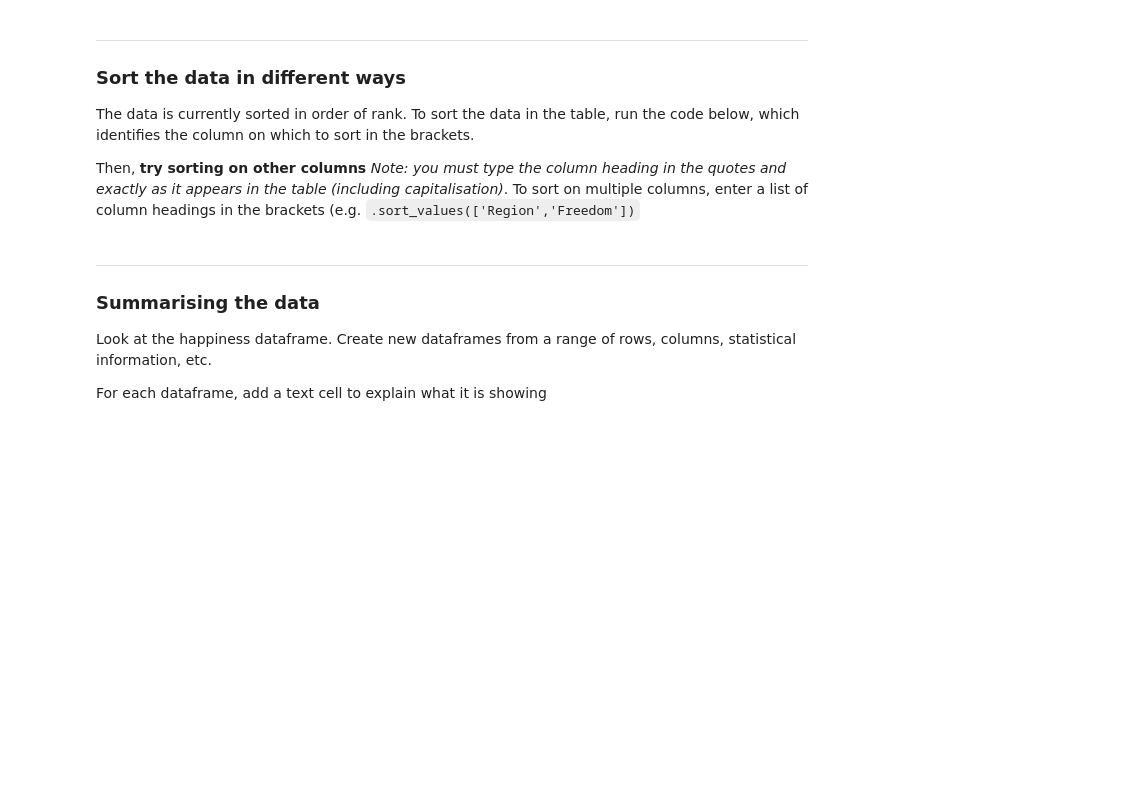
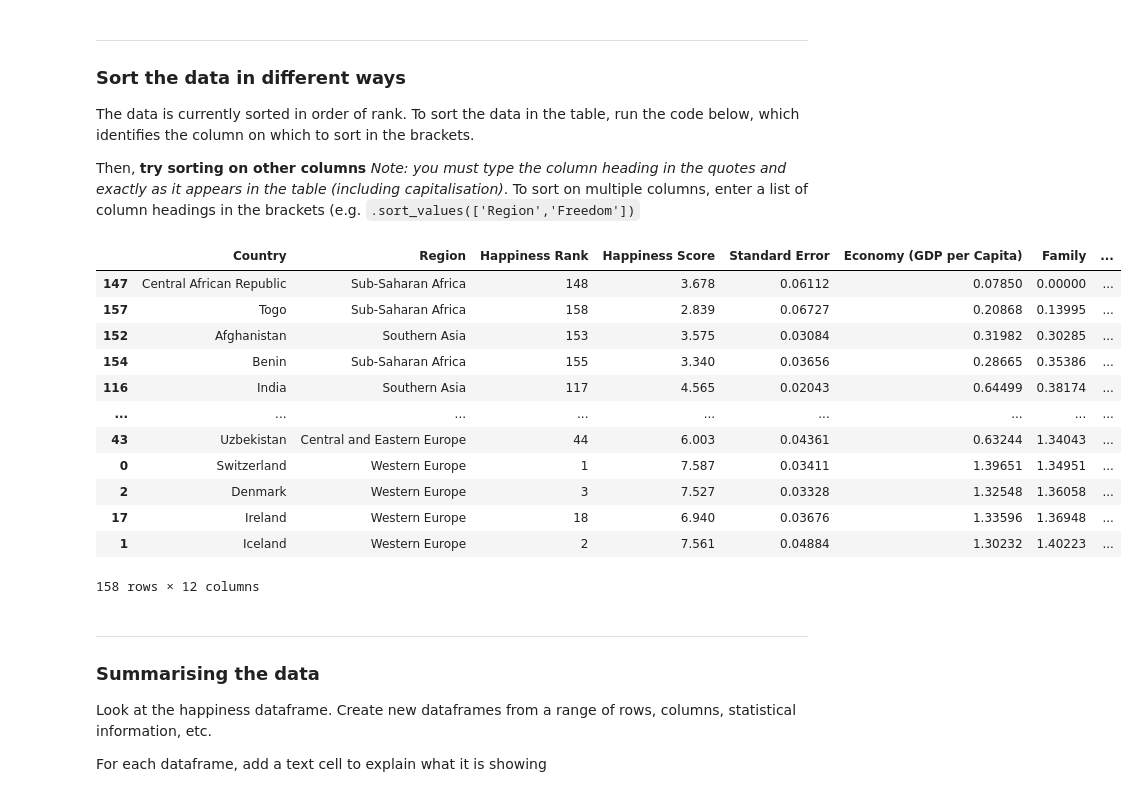
Before and after one commit to fraserrbarclay/Python-Data-Practicals, a Jupyter notebook: projects/How_happy_is_the_world.ipynb, the cells around one changed output. Cells and saved outputs as stored; diff of their text form; code cells hidden in the pictures; blank space fills up the shorter version.

```diff
--- a/projects/How_happy_is_the_world.ipynb
+++ b/projects/How_happy_is_the_world.ipynb
@@ -56,5 +72,19 @@ The data is currently sorted in order of rank.  To sort the data in the table, r
 
 Then, **try sorting on other columns** *Note: you must type the column heading in the quotes and exactly as it appears in the table (including capitalisation)*.  To sort on multiple columns, enter a list of column headings in the brackets (e.g. `.sort_values(['Region','Freedom'])`
 # %%
-sorted_table = happiness.sort_values(['Family'])
+sorted_table = df.sort_values(['Family'])
 sorted_table  # output the table below
+# %% [output]
+|  | Country | Region | Happiness Rank | Happiness Score | Standard Error | Economy (GDP per Capita) | Family | ... |
+| 147 | Central African Republic | Sub-Saharan Africa | 148 | 3.678 | 0.06112 | 0.07850 | 0.00000 | ... |
+| 157 | Togo | Sub-Saharan Africa | 158 | 2.839 | 0.06727 | 0.20868 | 0.13995 | ... |
+| 152 | Afghanistan | Southern Asia | 153 | 3.575 | 0.03084 | 0.31982 | 0.30285 | ... |
+| 154 | Benin | Sub-Saharan Africa | 155 | 3.340 | 0.03656 | 0.28665 | 0.35386 | ... |
+| 116 | India | Southern Asia | 117 | 4.565 | 0.02043 | 0.64499 | 0.38174 | ... |
+| ... | ... | ... | ... | ... | ... | ... | ... | ... |
+| 43 | Uzbekistan | Central and Eastern Europe | 44 | 6.003 | 0.04361 | 0.63244 | 1.34043 | ... |
+| 0 | Switzerland | Western Europe | 1 | 7.587 | 0.03411 | 1.39651 | 1.34951 | ... |
+| 2 | Denmark | Western Europe | 3 | 7.527 | 0.03328 | 1.32548 | 1.36058 | ... |
+| 17 | Ireland | Western Europe | 18 | 6.940 | 0.03676 | 1.33596 | 1.36948 | ... |
+| 1 | Iceland | Western Europe | 2 | 7.561 | 0.04884 | 1.30232 | 1.40223 | ... |
+158 rows × 12 columns
```
Also changed, not shown: parts of 8 cells of this notebook.
